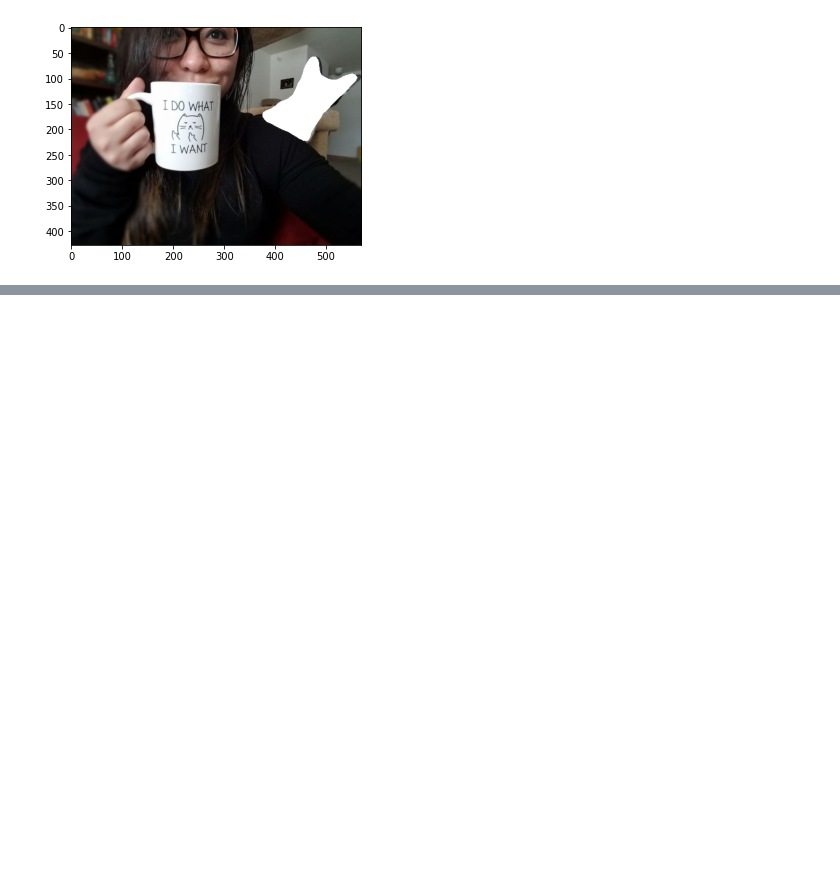
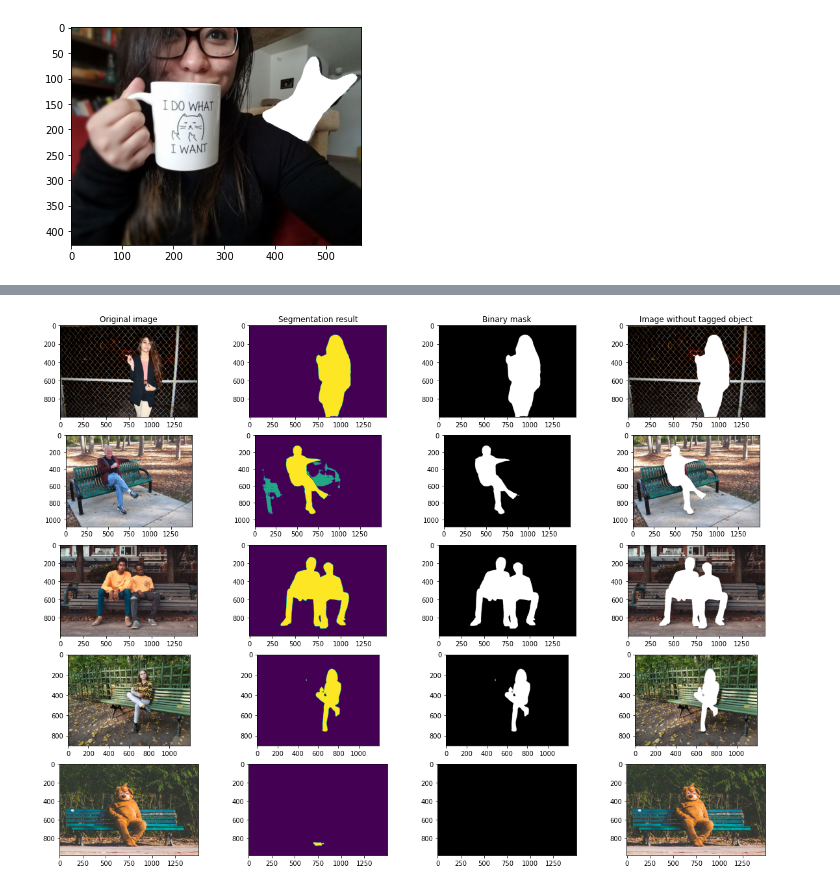
Before and after one commit to victimsnino/Tagged-object-removal, a Jupyter notebook: FCN_segmentation_sample.ipynb, the cells around one changed output, grey strips where cells are left out. Cells and saved outputs as stored; diff of their text form; code cells hidden in the pictures; blank space fills up the shorter version.

Commit message:
added new examples of segmentation with FCN

```diff
--- a/FCN_segmentation_sample.ipynb
+++ b/FCN_segmentation_sample.ipynb
@@ -79,13 +81,18 @@ clasess
  'train',
  'tvmonitor']
 # %%
-target_class = clasess.index('cat')
+target_class = 'cat'
+# %%
+def get_mask_by_tag(output, target_class):
+  target_class = clasess.index(target_class)
+  tmp = output.numpy()
+
+  binary_mask = tmp == target_class
+  binary_mask = binary_mask * 255
+  return binary_mask
 # %%
-tmp = output_predictions.numpy()
-
-binary_mask = tmp == target_class
-binary_mask = binary_mask * 255
-plt.imshow(binary_mask, cmap='gray')
+bin_mask = get_mask_by_tag(output_predictions, target_class)
+plt.imshow(bin_mask, cmap='gray')
 # %% [output]
 <matplotlib.image.AxesImage at 0x...>
 [figure]
@@ -97,0 +120,19 @@ Clipping input data to the valid range for imshow with RGB data ([0..1] for floa
+# %%
+pictures_with_people = ['6458524847_2f4c361183_k.png', '8399166846_f6fb4e4b8e_k.png',
+                        'alex-iby-G_Pk4D9rMLs.png', 'bench2.png', 'ferdinand-stohr-MDUlQjaAr0E.png']
+# %%
+target_class = 'person'
+fig1, axs1 = plt.subplots(nrows=5, ncols=4, figsize=(20,15))
+axs1[0,0].set_title("Original image");
+axs1[0,1].set_title("Segmentation result");
+axs1[0,2].set_title("Binary mask");
+axs1[0,3].set_title("Image without tagged object");
+for i, image in enumerate(pictures_with_people):
+  input_image, output_image = segment(os.path.join("LaMa_test_images", image))
+  bin_mask = get_mask_by_tag(output_image, target_class);
+  axs1[i,0].imshow(np.array(input_image))
+  axs1[i,1].imshow(output_image)
+  axs1[i,2].imshow(bin_mask, cmap='gray')
+  axs1[i,3].imshow(np.array(input_image) + np.expand_dims(bin_mask, axis=2))
+# %% [output]
+[figure, added]
```
Also changed, not shown: parts of 10 cells of this notebook.
